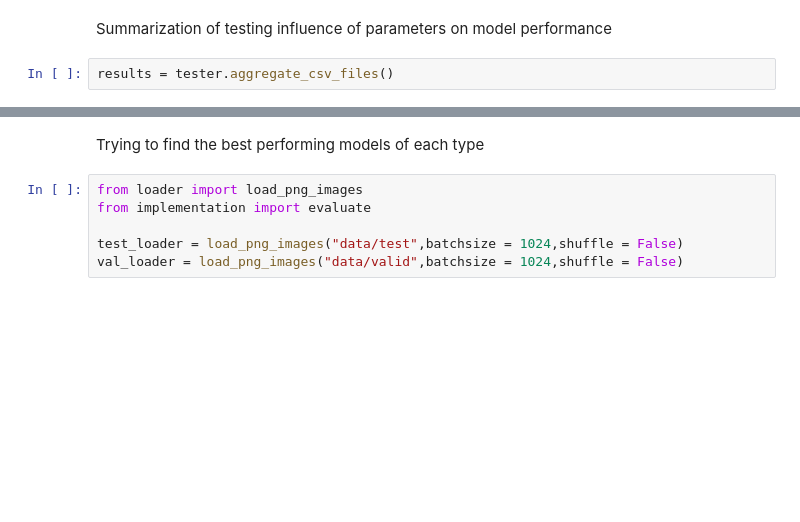
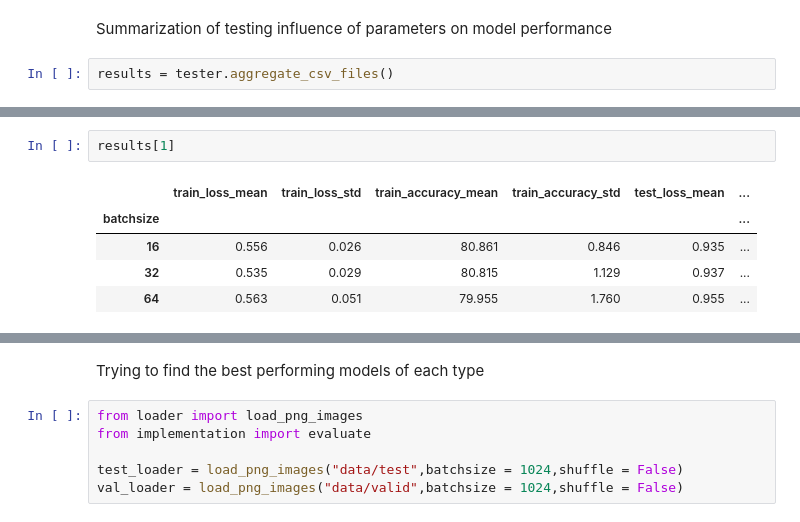
Before and after one commit to Michal-Iwicki/Deep_learning_projects, a Jupyter notebook: project_1/testing.ipynb, the cells around one changed output, grey strips where cells are left out. Saved outputs shown, nothing was run; the diff lists cells and outputs as text; blank space fills up the shorter version.

```diff
--- a/project_1/testing.ipynb
+++ b/project_1/testing.ipynb
@@ -160,0 +176,8 @@ for result in results:
+# %%
+results[1]
+# %% [output]
+|  | train_loss_mean | train_loss_std | train_accuracy_mean | train_accuracy_std | test_loss_mean | ... |
+| batchsize |  |  |  |  |  | ... |
+| 16 | 0.556 | 0.026 | 80.861 | 0.846 | 0.935 | ... |
+| 32 | 0.535 | 0.029 | 80.815 | 1.129 | 0.937 | ... |
+| 64 | 0.563 | 0.051 | 79.955 | 1.760 | 0.955 | ... |
```
Also changed, not shown: parts of 8 cells of this notebook, 1 other file.
